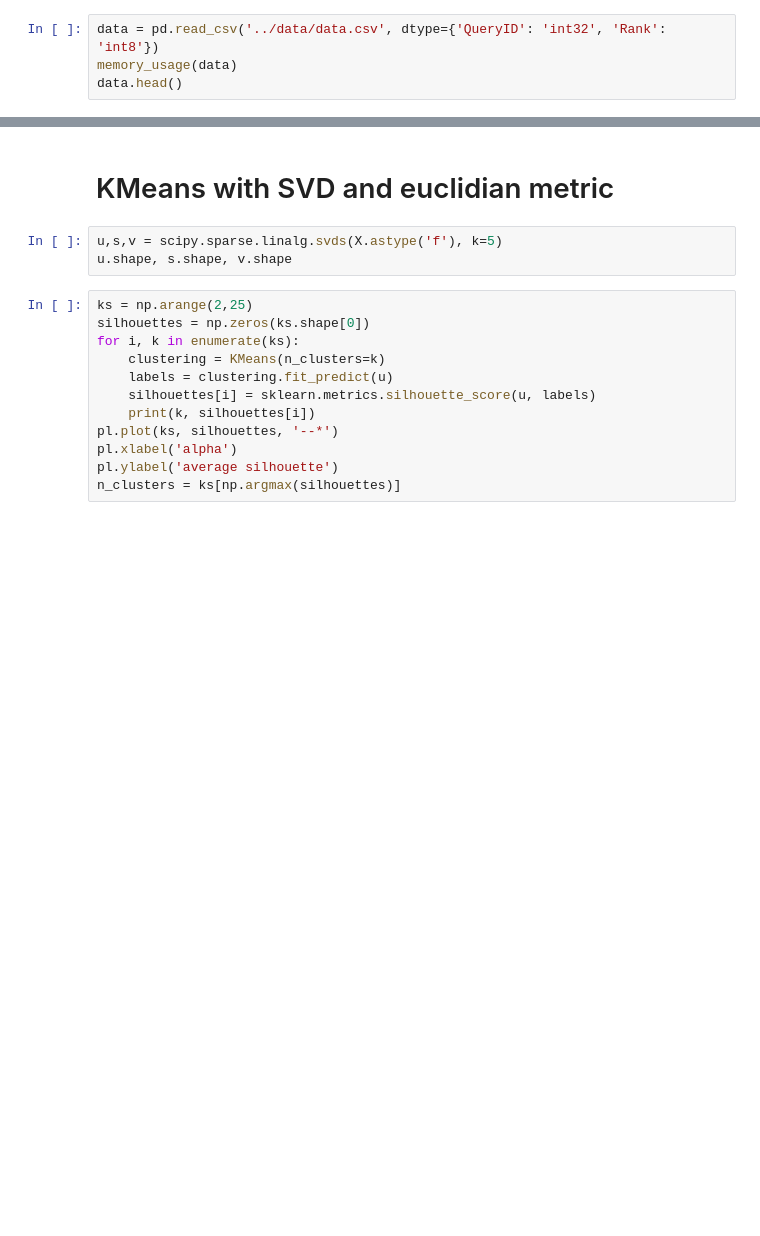
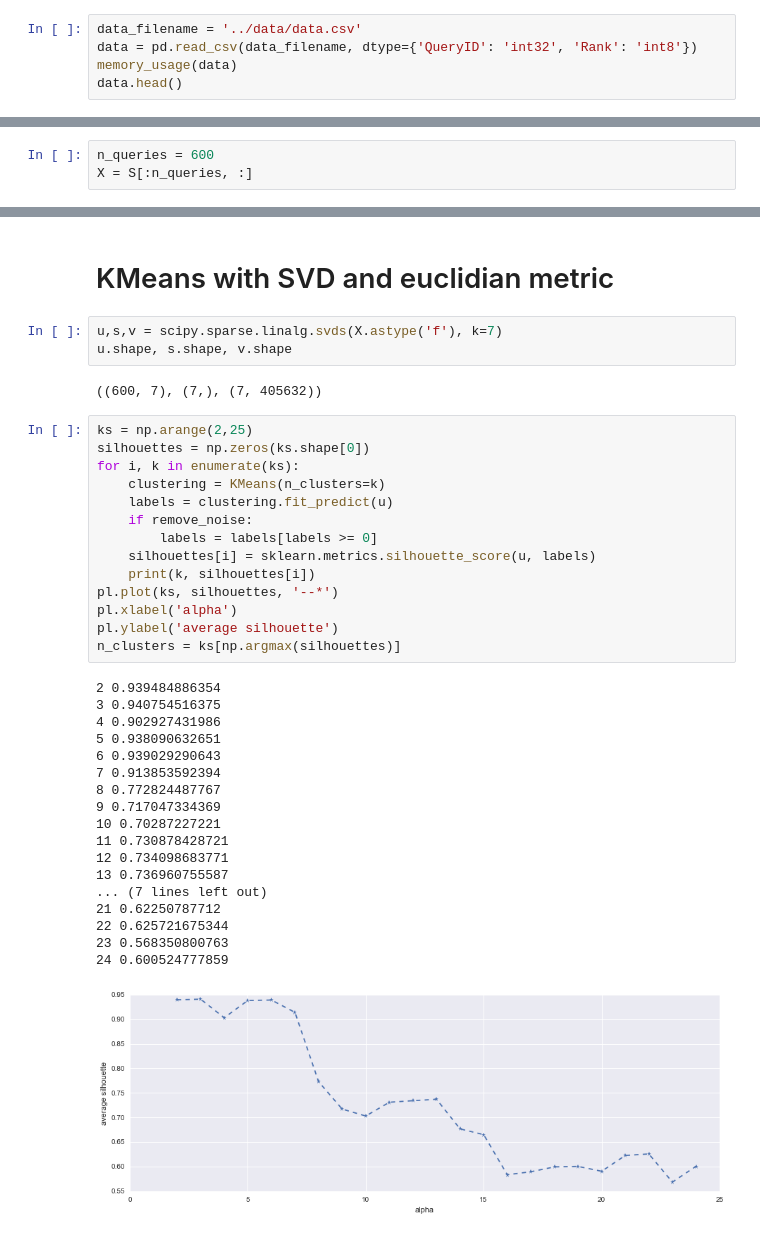
Before and after one commit to shayakhmetov/rank_corr_clustering, a Jupyter notebook: main.ipynb, the cells around one changed output, grey strips where cells are left out. Cells and saved outputs as stored; diff of their text form; blank space fills up the shorter version.

```diff
--- a/main.ipynb
+++ b/main.ipynb
@@ -75,7 +76,8 @@ data.to_csv('../data/data.csv', index=False)
 # memory_usage(data)
 # data.head()
 # %%
-data = pd.read_csv('../data/data.csv', dtype={'QueryID': 'int32', 'Rank': 'int8'})
+data_filename = '../data/data.csv'
+data = pd.read_csv(data_filename, dtype={'QueryID': 'int32', 'Rank': 'int8'})
 memory_usage(data)
 data.head()
 # %% [output]
@@ -122,3 +122,6 @@ X = S[:2000, :]
+# %%
+n_queries = 600
+X = S[:n_queries, :]
 # %%
 %prun distance_matrix = sklearn.metrics.pairwise_distances(X, metric=kendalltau_distance)
 print('is there a nan value? ', np.isnan(distance_matrix).any())
@@ -159,20 +177,43 @@ plot_silhouettes(silhouette_values, labels)
 # %% [markdown]
 # KMeans with SVD and euclidian metric
 # %%
-u,s,v = scipy.sparse.linalg.svds(X.astype('f'), k=5)
+u,s,v = scipy.sparse.linalg.svds(X.astype('f'), k=7)
 u.shape, s.shape, v.shape
+# %% [output]
+((600, 7), (7,), (7, 405632))
 # %%
 ks = np.arange(2,25)
 silhouettes = np.zeros(ks.shape[0])
 for i, k in enumerate(ks):
     clustering = KMeans(n_clusters=k)
     labels = clustering.fit_predict(u)
+    if remove_noise:
+        labels = labels[labels >= 0]
     silhouettes[i] = sklearn.metrics.silhouette_score(u, labels)
     print(k, silhouettes[i])
 pl.plot(ks, silhouettes, '--*')
 pl.xlabel('alpha')
 pl.ylabel('average silhouette')
 n_clusters = ks[np.argmax(silhouettes)]
+# %% [output]
+2 0.939484886354
+3 0.940754516375
+4 0.902927431986
+5 0.938090632651
+6 0.939029290643
+7 0.913853592394
+8 0.772824487767
+9 0.717047334369
+10 0.70287227221
+11 0.730878428721
+12 0.734098683771
+13 0.736960755587
+... (7 lines left out)
+21 0.62250787712
+22 0.625721675344
+23 0.568350800763
+24 0.600524777859
+[figure, added]
 # %%
 clustering = KMeans(n_clusters=n_clusters)
 labels = clustering.fit_predict(u)
```
Also changed, not shown: parts of 8 cells of this notebook.
